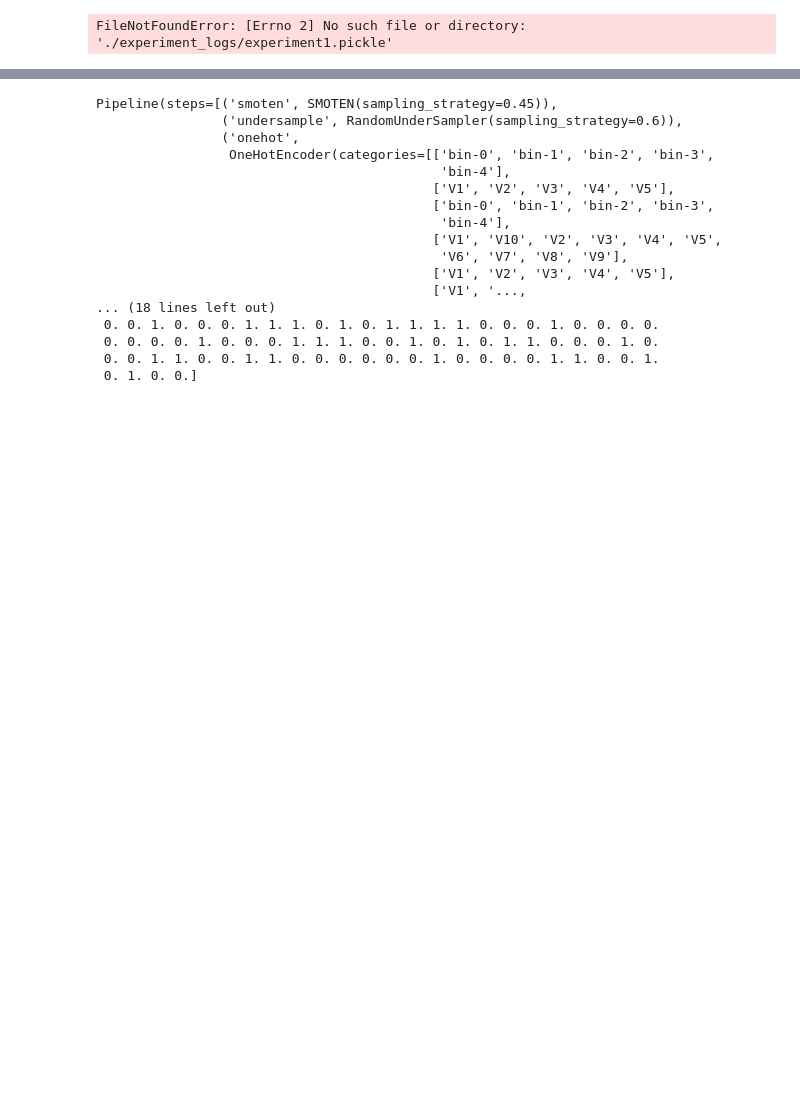
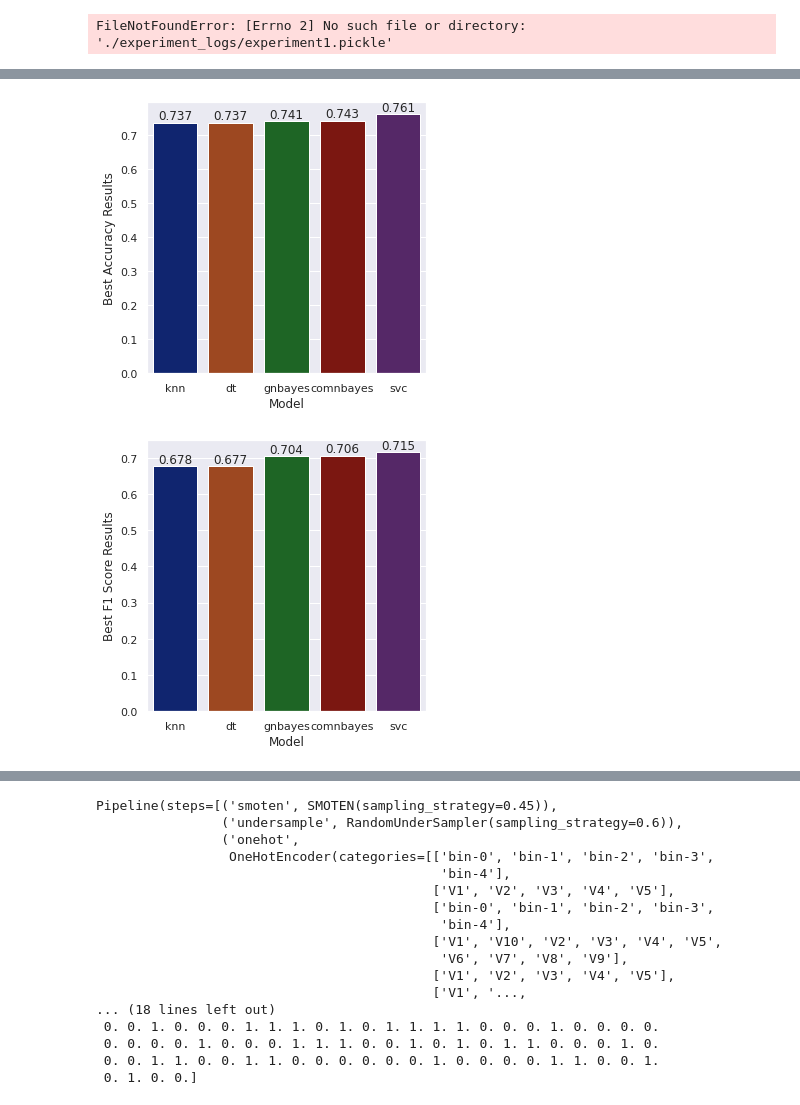
Before and after one commit to Moritz-Bergemann/DM-Assignment, a Jupyter notebook: generate_graphics.ipynb, the cells around one changed output, grey strips where cells are left out. Drawn from its saved outputs; the diff is of its cells as text; code cells hidden in the pictures; blank space fills up the shorter version.

```diff
--- a/generate_graphics.ipynb
+++ b/generate_graphics.ipynb
@@ -343,0 +317,38 @@ print(results_table)
+# %%
+##################
+## EXPERIMENT 3 ##
+##################
+import pickle
+import seaborn as sns
+from matplotlib import pyplot as plt
+import pandas as pd
+
+from matplotlib import rcParams
+
+exp3 = pd.read_csv('./experiment_logs/experiment3.csv')
+
+exp3['score'] = exp3['score'].round(3)
+
+exp3_acc = exp3.loc[exp3['metric'] == 'accuracy']
+exp3_f1 = exp3.loc[exp3['metric'] == 'f1_macro']
+
+sns.set_palette("dark")
+
+sns.set(rc={
+    'figure.figsize':(len(unique_high)*1.25,5),
+})
+ax = sns.barplot(exp3_acc['model'], exp3_acc['score'], dodge=False, palette="dark")
+ax.set(xlabel="Model", ylabel="Best Accuracy Results")
+ax.bar_label(ax.containers[0])
+plt.show()
+
+sns.set(rc={
+    'figure.figsize':(len(unique_high)*1.25,5),
+})
+ax = sns.barplot(exp3_f1['model'], exp3_f1['score'], dodge=False, palette="dark")
+ax.set(xlabel="Model", ylabel="Best F1 Score Results")
+ax.bar_label(ax.containers[0])
+plt.show()
+# %% [output]
+[figure, added]
+[figure, added]
```
Also changed, not shown: parts of 9 cells of this notebook, 7 other files.
